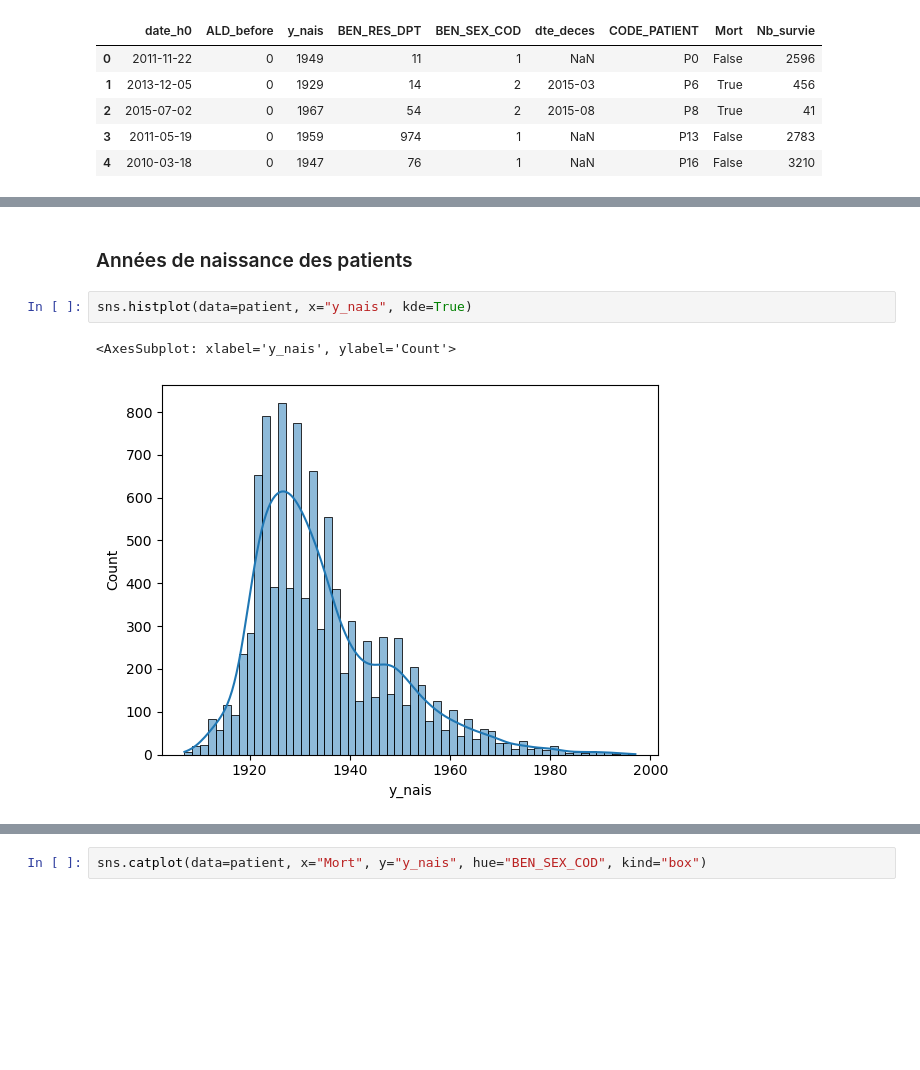
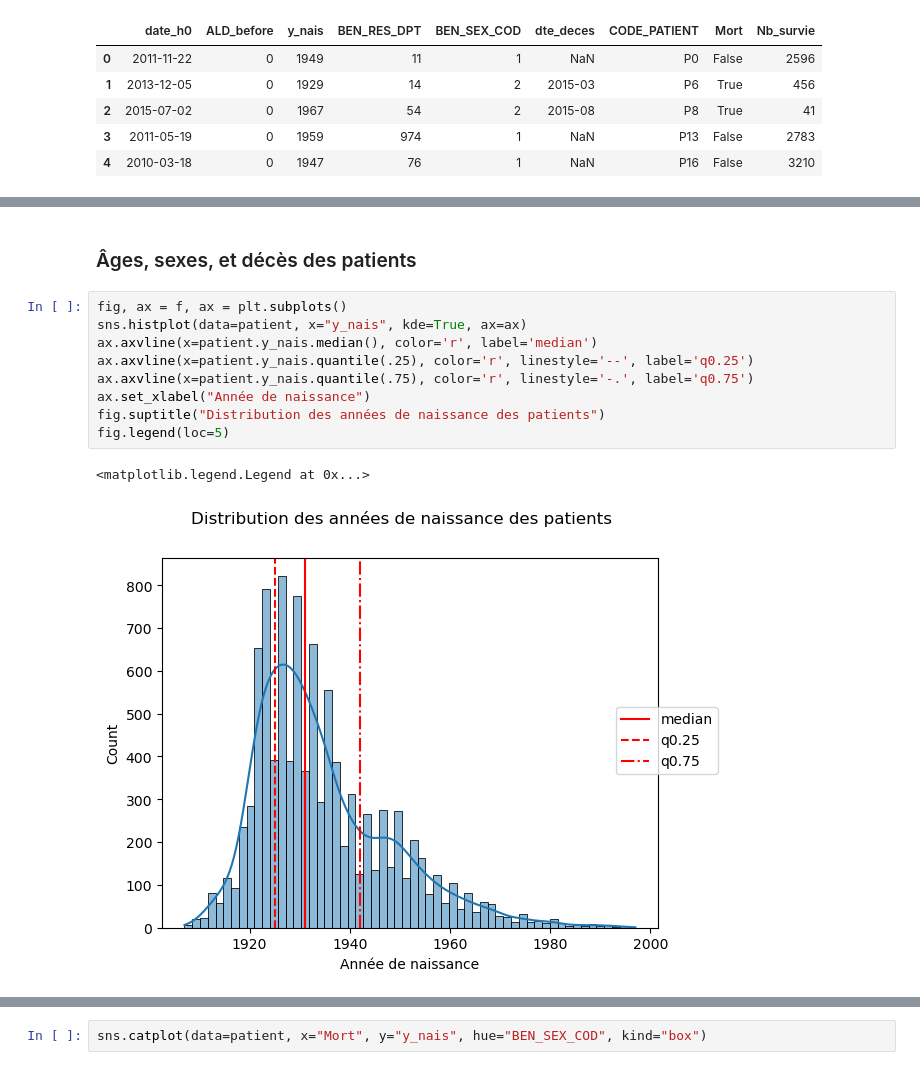
Before and after one commit to Kirscher/TextMining_Parcours_de_soin, a Jupyter notebook: EDA.ipynb, the cells around one changed output, grey strips where cells are left out. Saved outputs shown, nothing was run; the diff lists cells and outputs as text; blank space fills up the shorter version.

```diff
--- a/EDA.ipynb
+++ b/EDA.ipynb
@@ -23,8 +35,15 @@ patient.head()
 # %% [markdown]
-### Années de naissance des patients
+### Âges, sexes, et décès des patients
 # %%
-sns.histplot(data=patient, x="y_nais", kde=True)
+fig, ax = f, ax = plt.subplots()
+sns.histplot(data=patient, x="y_nais", kde=True, ax=ax)
+ax.axvline(x=patient.y_nais.median(), color='r', label='median')
+ax.axvline(x=patient.y_nais.quantile(.25), color='r', linestyle='--', label='q0.25')
+ax.axvline(x=patient.y_nais.quantile(.75), color='r', linestyle='-.', label='q0.75')
+ax.set_xlabel("Année de naissance")
+fig.suptitle("Distribution des années de naissance des patients")
+fig.legend(loc=5)
 # %% [output]
-<AxesSubplot: xlabel='y_nais', ylabel='Count'>
+<matplotlib.legend.Legend at 0x...>
-[figure, old version]
+[figure, new version]
 # %%
```
Also changed, not shown: parts of 21 cells of this notebook.
